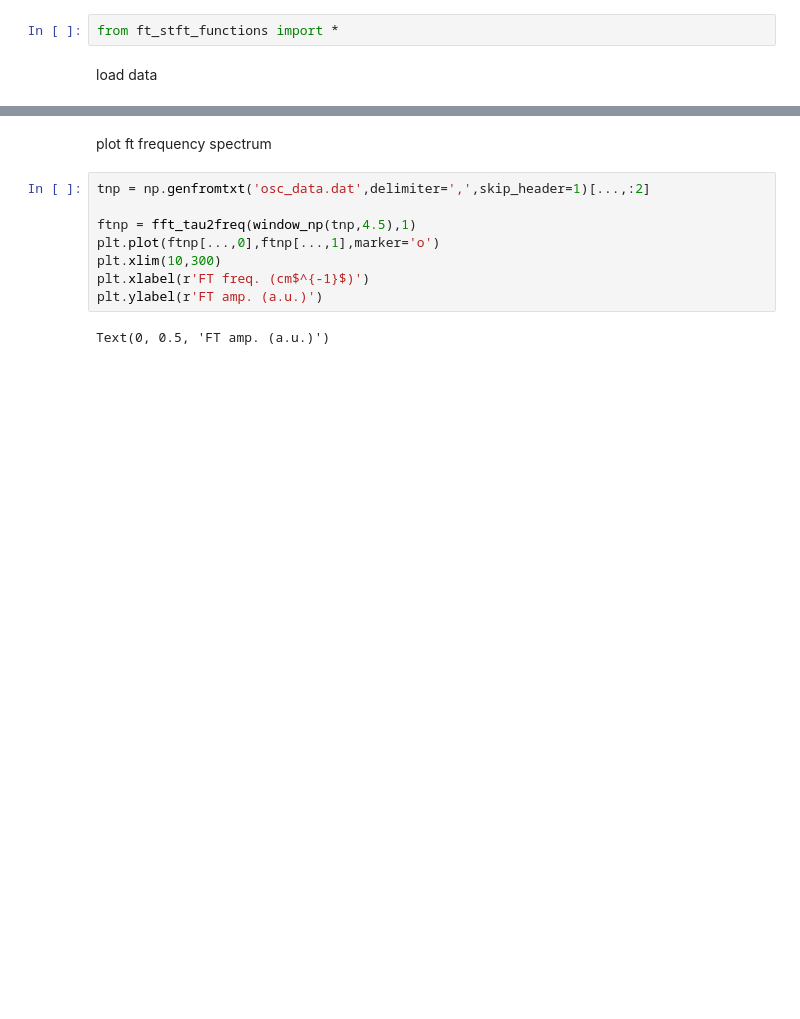
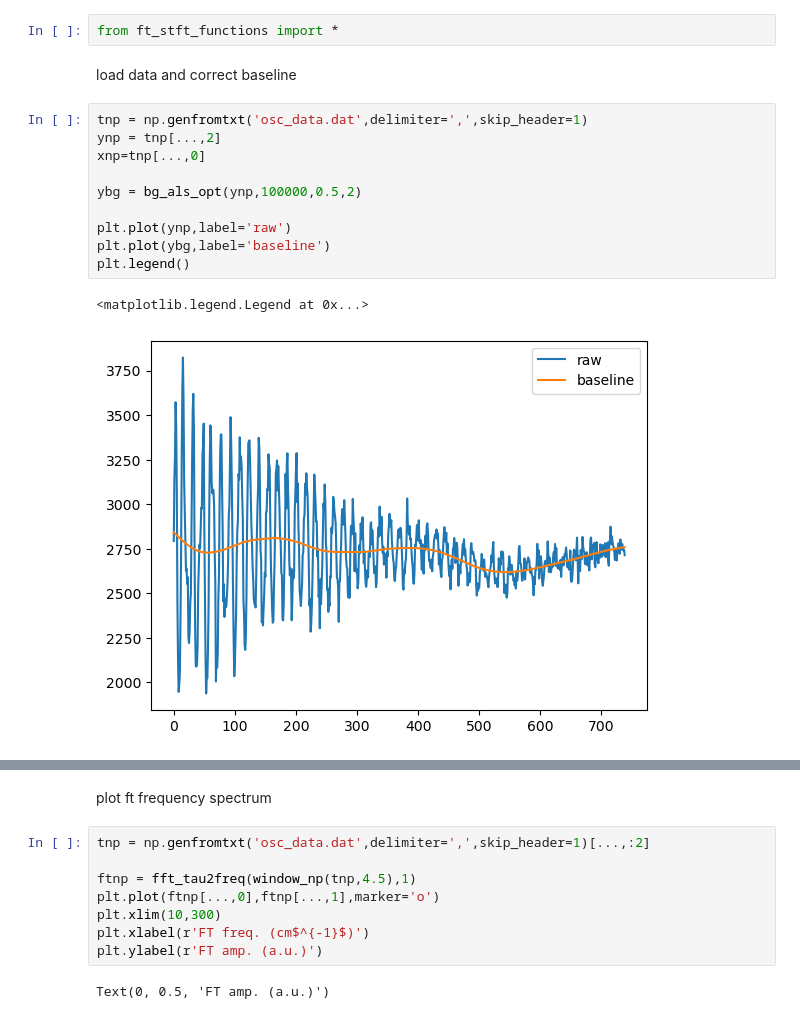
Before and after one commit to jjyaking/FT-and-STFT, a Jupyter notebook: fft_and_stft_plot.ipynb, the cells around one changed output, grey strips where cells are left out. Saved outputs shown, nothing was run; the diff lists cells and outputs as text; blank space fills up the shorter version.

```diff
--- a/fft_and_stft_plot.ipynb
+++ b/fft_and_stft_plot.ipynb
@@ -1,4 +1,17 @@
 # %%
 from ft_stft_functions import *
 # %% [markdown]
-load data
+load data and correct baseline
+# %%
+tnp = np.genfromtxt('osc_data.dat',delimiter=',',skip_header=1)
+ynp = tnp[...,2]
+xnp=tnp[...,0]
+
+ybg = bg_als_opt(ynp,100000,0.5,2)
+
+plt.plot(ynp,label='raw')
+plt.plot(ybg,label='baseline')
+plt.legend()
+# %% [output]
+<matplotlib.legend.Legend at 0x...>
+[figure, added]
```
Also changed, not shown: parts of 3 cells of this notebook, 2 other files.
